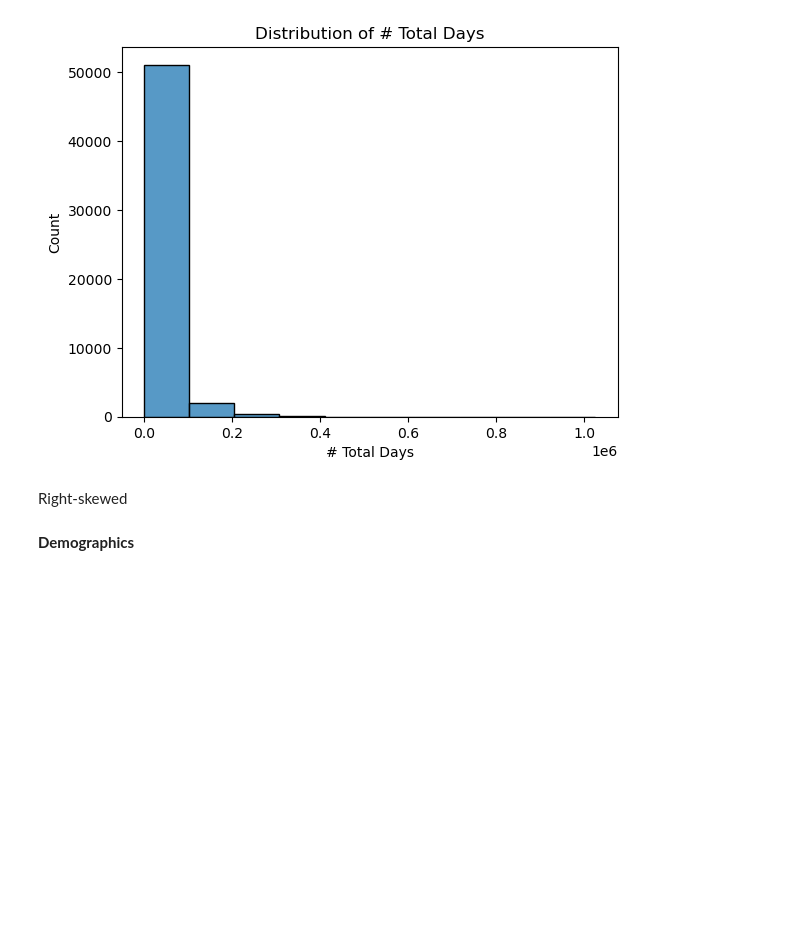
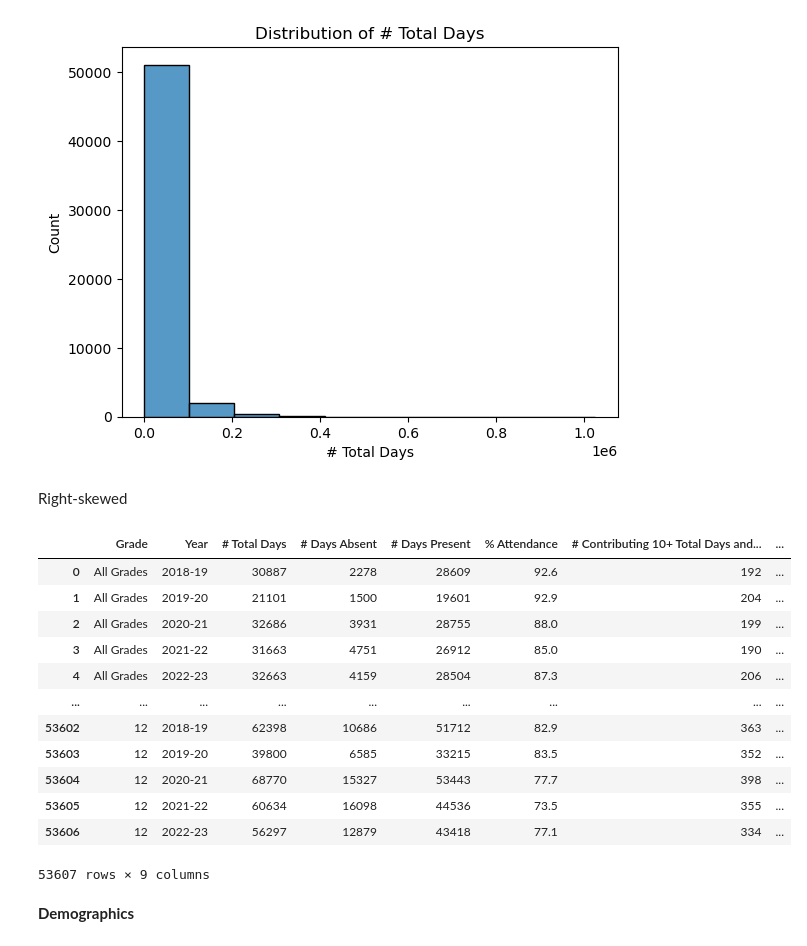
Before and after one commit to Mrfunderburker/Education-Capstone, a Jupyter notebook: code/christina_eda.ipynb, the cells around one changed output. Drawn from its saved outputs; the diff is of its cells as text; code cells hidden in the pictures; blank space fills up the shorter version.

Commit message:
dropped category

```diff
--- a/code/christina_eda.ipynb
+++ b/code/christina_eda.ipynb
@@ -89,6 +89,24 @@ Text(0.5, 1.0, 'Distribution of # Total Days')
 [figure]
 # %% [markdown]
 Right-skewed
+# %%
+# Dropped Category column
+attendance.drop('Category', axis=1, inplace=True)
+attendance
+# %% [output]
+|  | Grade | Year | # Total Days | # Days Absent | # Days Present | % Attendance | # Contributing 10+ Total Days and... | ... |
+| 0 | All Grades | 2018-19 | 30887 | 2278 | 28609 | 92.6 | 192 | ... |
+| 1 | All Grades | 2019-20 | 21101 | 1500 | 19601 | 92.9 | 204 | ... |
+| 2 | All Grades | 2020-21 | 32686 | 3931 | 28755 | 88.0 | 199 | ... |
+| 3 | All Grades | 2021-22 | 31663 | 4751 | 26912 | 85.0 | 190 | ... |
+| 4 | All Grades | 2022-23 | 32663 | 4159 | 28504 | 87.3 | 206 | ... |
+| ... | ... | ... | ... | ... | ... | ... | ... | ... |
+| 53602 | 12 | 2018-19 | 62398 | 10686 | 51712 | 82.9 | 363 | ... |
+| 53603 | 12 | 2019-20 | 39800 | 6585 | 33215 | 83.5 | 352 | ... |
+| 53604 | 12 | 2020-21 | 68770 | 15327 | 53443 | 77.7 | 398 | ... |
+| 53605 | 12 | 2021-22 | 60634 | 16098 | 44536 | 73.5 | 355 | ... |
+| 53606 | 12 | 2022-23 | 56297 | 12879 | 43418 | 77.1 | 334 | ... |
+53607 rows × 9 columns
 # %% [markdown]
 **Demographics**
 # %%
```
Also changed, not shown: parts of 1 cell of this notebook.
